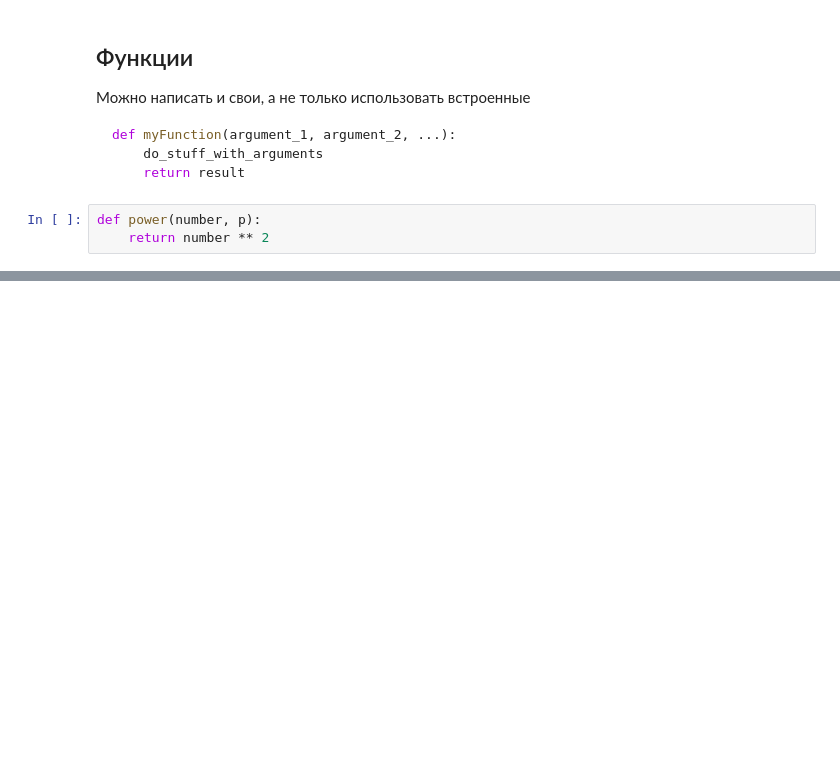
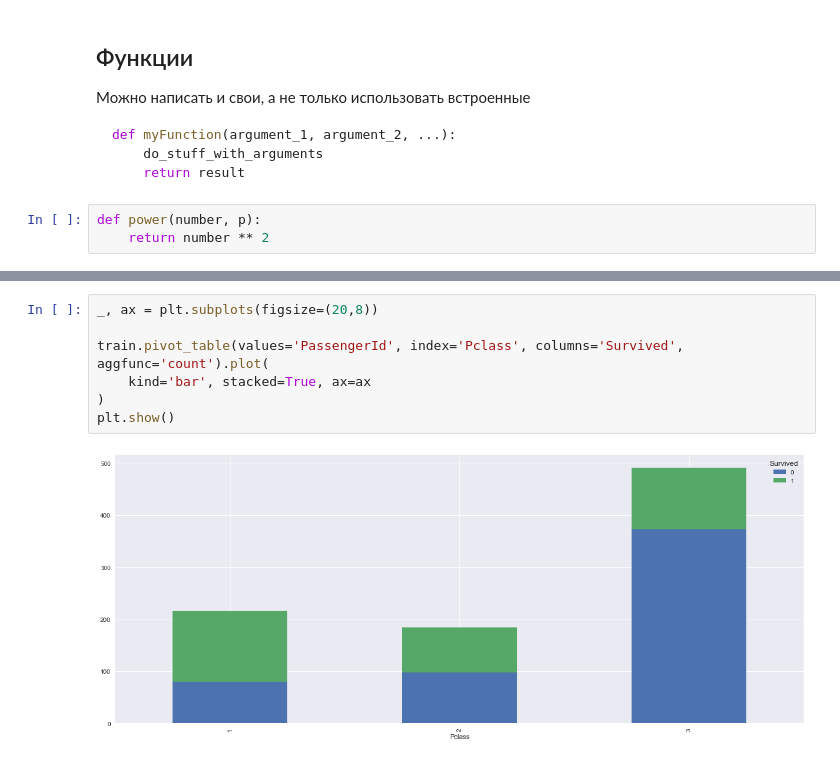
Before and after one commit to DmitrySerg/SkillFactory_ML, a Jupyter notebook: Intro_to_Python_and_Pandas.ipynb, the cells around one changed output, grey strips where cells are left out. Saved outputs shown, nothing was run; the diff lists cells and outputs as text; blank space fills up the shorter version.

```diff
--- a/Intro_to_Python_and_Pandas.ipynb
+++ b/Intro_to_Python_and_Pandas.ipynb
@@ -291,0 +932,9 @@ power(4, 2)
+# %%
+_, ax = plt.subplots(figsize=(20,8))
+
+train.pivot_table(values='PassengerId', index='Pclass', columns='Survived', aggfunc='count').plot(
+    kind='bar', stacked=True, ax=ax
+)
+plt.show()
+# %% [output]
+[figure, added]
```
Also changed, not shown: parts of 96 cells of this notebook.
